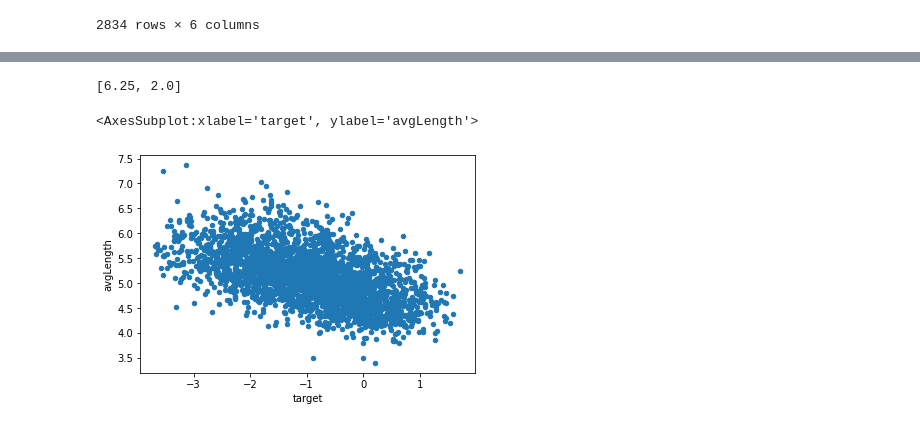
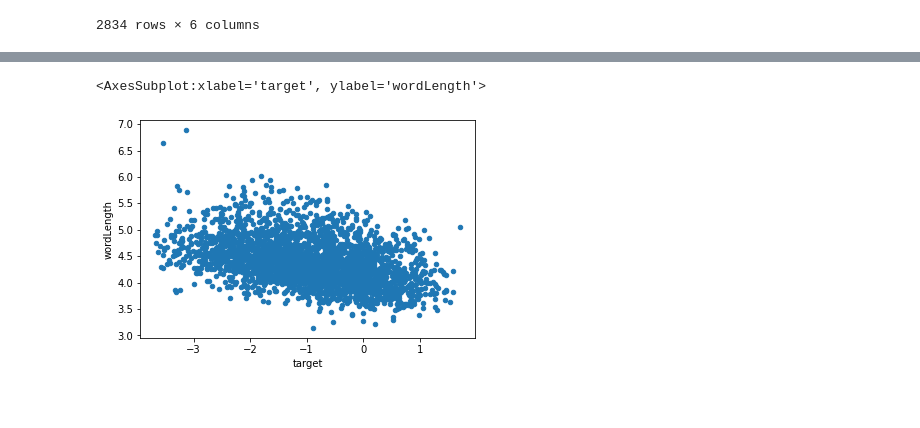
Before and after one commit to lhujhu21/Readability, a Jupyter notebook: src/Readability.ipynb, the cells around one changed output, grey strips where cells are left out. Saved outputs shown, nothing was run; the diff lists cells and outputs as text; code cells hidden in the pictures.

Commit message:
Added sentence length, sentence count, and syllable features

```diff
--- a/src/Readability.ipynb
+++ b/src/Readability.ipynb
@@ -33,7 +33,8 @@ train
 | 2833 | 5b990ba77 | https://en.wikibooks.org/wiki/Wik... | CC BY-SA 3.0 | Animals are made of many cells. T... | 0.300779 | 0.512379 |
 2834 rows × 6 columns
 # %%
-train['length'] = [len(i) for i in train['excerpt']]
+# number of words in a text
+train['wordCount'] = [len(i) for i in train['excerpt']]
 # %%
 train.describe()
 # %% [output]
@@ -80,14 +66,12 @@ tokenize(train['excerpt'])
 # %%
-def avgLength(texts):
-    wordList = tokenize(texts)
+# NEW WORD LENGTH
+def wordLength(texts):
+    tokenizer = nltk.RegexpTokenizer(r"\w+")
+    wordList = [tokenizer.tokenize(txt) for txt in texts]
     return [np.mean([len(word) for word in sublist]) for sublist in wordList]
-# %%
-avgLength(["harry potter like dumbledore", "ew"])
-# %% [output]
-[6.25, 2.0]
 # %%
-train['avgLength'] = avgLength(train["excerpt"])
-train.plot.scatter('target', 'avgLength')
+train['wordLength'] = wordLength(train["excerpt"])
+train.plot.scatter('target', 'wordLength')
 # %% [output]
-<AxesSubplot:xlabel='target', ylabel='avgLength'>
+<AxesSubplot:xlabel='target', ylabel='wordLength'>
-[figure, old version]
+[figure, new version]
```
Also changed, not shown: parts of 13 cells of this notebook.
